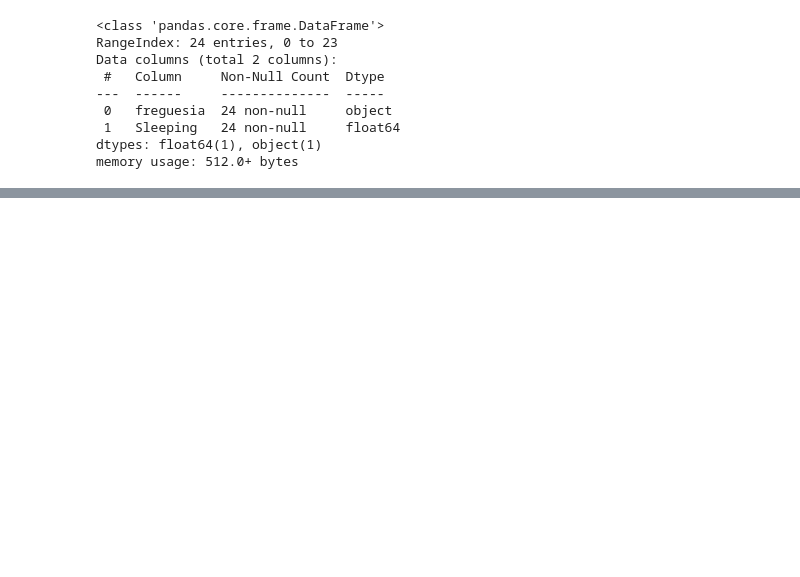
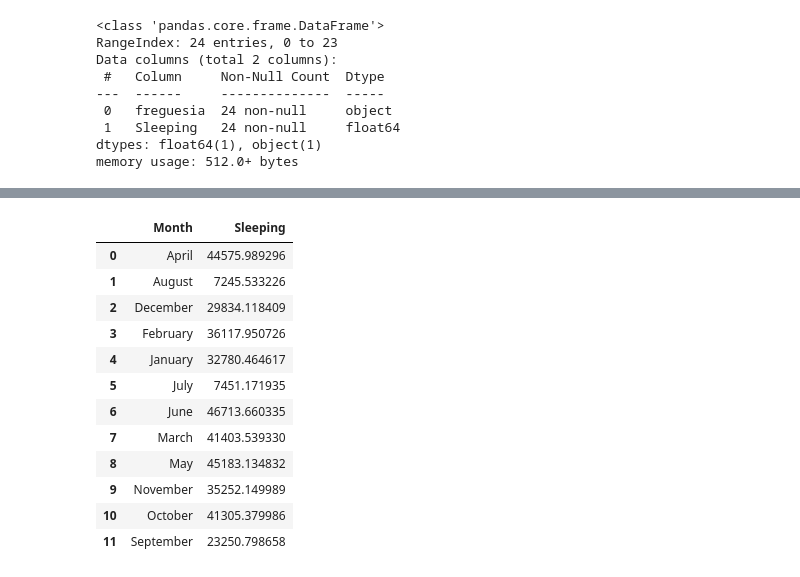
Before and after one commit to tiagonuneslx/lisbon-turist-sleeping-areas-for-decision-making, a Jupyter notebook: notebook.ipynb, the cells around one changed output, grey strips where cells are left out. Saved outputs shown, nothing was run; the diff lists cells and outputs as text; code cells hidden in the pictures; blank space fills up the shorter version.

Commit message:
Avg daily tourists per month

```diff
--- a/notebook.ipynb
+++ b/notebook.ipynb
@@ -301,0 +307,20 @@ dfTotalSleepByWeekdayMean
+# %%
+# Getting the mean number of tourists sleeping in all Lisbon for each Month
+dfTotalSleepByMonthMean = dfTotalSleepByDay.assign(Month=dfTotalSleepByDay['Date'].dt.month_name()).groupby(["Month"], as_index=False)["Sleeping"].mean()
+# %%
+dfTotalSleepByMonthMean.to_csv("dist/dfSleepByMonthMean.csv")
+dfTotalSleepByMonthMean
+# %% [output]
+|  | Month | Sleeping |
+| 0 | April | 44575.989296 |
+| 1 | August | 7245.533226 |
+| 2 | December | 29834.118409 |
+| 3 | February | 36117.950726 |
+| 4 | January | 32780.464617 |
+| 5 | July | 7451.171935 |
+| 6 | June | 46713.660335 |
+| 7 | March | 41403.539330 |
+| 8 | May | 45183.134832 |
+| 9 | November | 35252.149989 |
+| 10 | October | 41305.379986 |
+| 11 | September | 23250.798658 |
```
Also changed, not shown: parts of 14 cells of this notebook, 4 other files.
